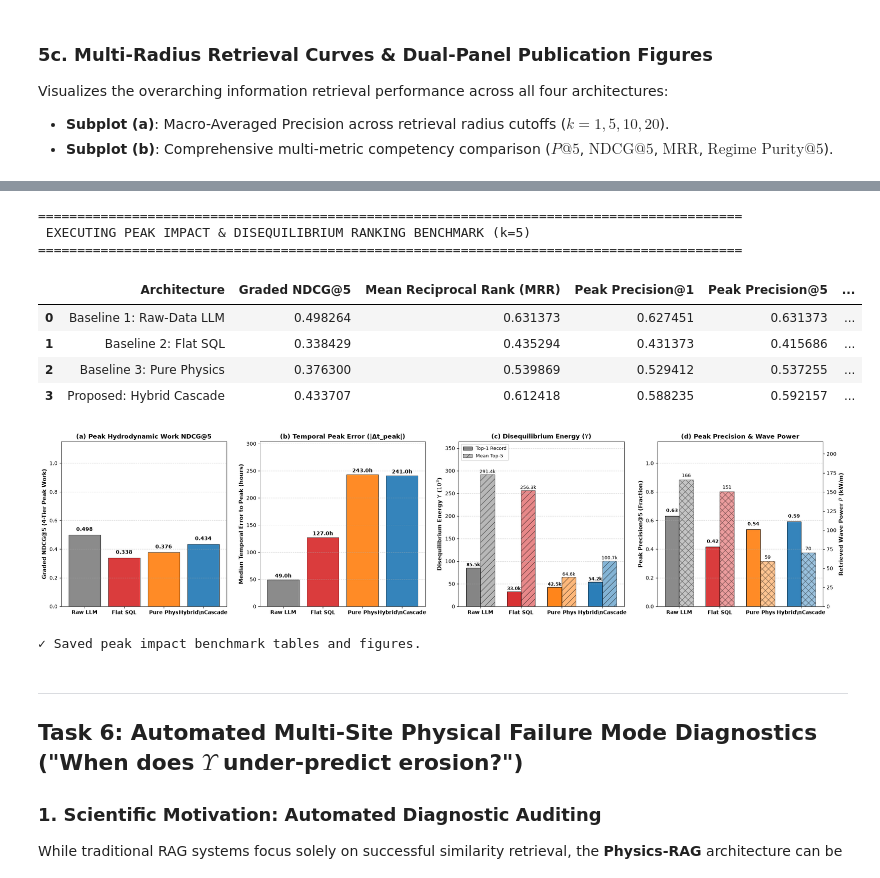
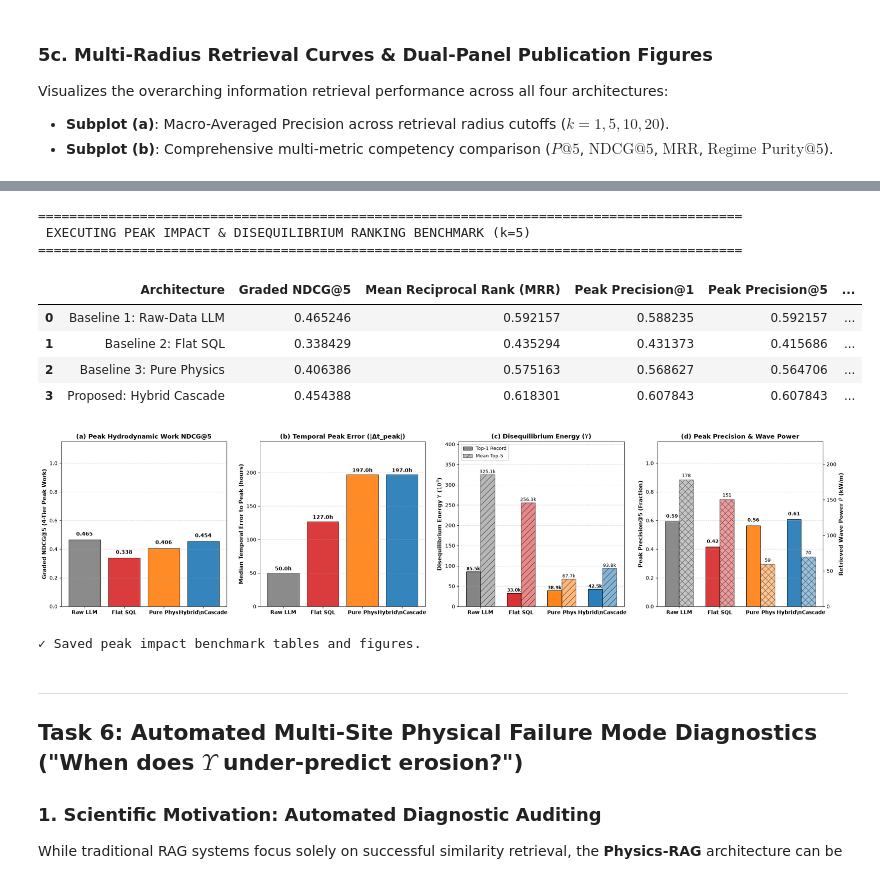
Before and after one commit to sam-tritto/unified-coastal-erosion-index, a Jupyter notebook: 04_Physics_RAG_Deployment.ipynb, the cells around one changed output, grey strips where cells are left out. Saved outputs shown, nothing was run; the diff lists cells and outputs as text; code cells hidden in the pictures.

Commit message:
feat: add physics-RAG deployment, conformal UQ module, diagnostic baselines, and benchmark figures

```diff
--- a/04_Physics_RAG_Deployment.ipynb
+++ b/04_Physics_RAG_Deployment.ipynb
@@ -667,12 +688,13 @@ k_radius_list = [1, 5, 10, 20]
 print(f"==========================================================================================")
 print(f" EXECUTING GRAND 4-WAY RETRIEVAL BENCHMARK: N={N_BENCHMARK} QUERIES (k={k_radius_list})")
 PARSER_MODE_ACTIVE = globals().get("PARSER_MODE", "pure_gemini")
-print(f" API Settings: USE_LIVE_GEMINI_API={USE_LIVE_GEMINI_API}, PARSER_MODE='{PARSER_MODE_ACTIVE}', USE_TARGET_SYNTHETIC_VALUES={USE_TARGET_SYNTHETIC_VALUES}")
+THINKING_BUDGET_ACTIVE = globals().get("GEMINI_THINKING_BUDGET", 0)
+print(f" API Settings: USE_LIVE_GEMINI_API={USE_LIVE_GEMINI_API}, PARSER_MODE='{PARSER_MODE_ACTIVE}', GEMINI_THINKING_BUDGET={THINKING_BUDGET_ACTIVE}, USE_TARGET_SYNTHETIC_VALUES={USE_TARGET_SYNTHETIC_VALUES}")
 print(f"==========================================================================================")
 
 # 1. Initialize Baseline Engines
 print("Initializing Baseline 1: Raw-Data LLM-RAG...")
-llm_raw_rag = RawDataLLMRAG(df=df_global, api_key=GEMINI_API_KEY, use_live_api=USE_LIVE_GEMINI_API)
+llm_raw_rag = RawDataLLMRAG(df=df_global, api_key=GEMINI_API_KEY, use_live_api=USE_LIVE_GEMINI_API, thinking_budget=THINKING_BUDGET_ACTIVE)
 
 print("Initializing Baseline 2: Rule-Based SQL Filtering...")
 sql_rag = RuleBasedSQLRAG(df=df_global)
@@ -685,6 +707,7 @@ phys_rag = PhysicsRAG(
     feature_names=physics_feat_names,
     scaler_meta={"scaler": robust_scaler, "scaler_type": "robust"},
     top_k=5,
+    thinking_budget=THINKING_BUDGET_ACTIVE,
 )
 
 print("Initializing Proposed: Two-Tier Hybrid Cascade Physics-RAG...")
@@ -700,6 +723,7 @@ df_llm_res, summary_llm = evaluate_rag_benchmark_suite(
     use_llm_parser=USE_LIVE_GEMINI_API,
     parser_mode=PARSER_MODE_ACTIVE,
     allow_synthetic_probes=USE_TARGET_SYNTHETIC_VALUES,
+    thinking_budget=THINKING_BUDGET_ACTIVE,
 )
 
 print(f"\n[2/4] Evaluating Baseline 2: Rule-Based SQL (N={N_BENCHMARK})...")
@@ -711,6 +735,7 @@ df_sql_res, summary_sql = evaluate_rag_benchmark_suite(
     use_llm_parser=USE_LIVE_GEMINI_API,
     parser_mode=PARSER_MODE_ACTIVE,
     allow_synthetic_probes=USE_TARGET_SYNTHETIC_VALUES,
+    thinking_budget=THINKING_BUDGET_ACTIVE,
 )
 
 print(f"\n[3/4] Evaluating Baseline 3: Pure Physics-RAG (N={N_BENCHMARK})...")
@@ -722,6 +747,7 @@ df_phys_res, summary_phys = evaluate_rag_benchmark_suite(
     use_llm_parser=USE_LIVE_GEMINI_API,
     parser_mode=PARSER_MODE_ACTIVE,
     allow_synthetic_probes=USE_TARGET_SYNTHETIC_VALUES,
+    thinking_budget=THINKING_BUDGET_ACTIVE,
 )
 
 print(f"\n[4/4] Evaluating Proposed: Two-Tier Hybrid Cascade Physics-RAG (N={N_BENCHMARK})...")
@@ -733,6 +759,7 @@ df_hybrid_res, summary_hybrid = evaluate_rag_benchmark_suite(
     use_llm_parser=USE_LIVE_GEMINI_API,
     parser_mode=PARSER_MODE_ACTIVE,
     allow_synthetic_probes=USE_TARGET_SYNTHETIC_VALUES,
+    thinking_budget=THINKING_BUDGET_ACTIVE,
 )
 
 # 3. Macro-Averaged Grand Comparison Table
@@ -1046,6 +1412,7 @@ print(f" EXECUTING PEAK IMPACT & DISEQUILIBRIUM RANKING BENCHMARK (k=5)
 print(f"==========================================================================================")
 
 PARSER_MODE_ACTIVE = globals().get("PARSER_MODE", "pure_gemini")
+THINKING_BUDGET_ACTIVE = globals().get("GEMINI_THINKING_BUDGET", 0)
 df_peak_details, df_peak_summary = evaluate_peak_impact_disequilibrium_benchmark(
     rag_engines=rag_engines_peak,
     df=df_global,
@@ -1053,6 +1420,7 @@ df_peak_details, df_peak_summary = evaluate_peak_impact_disequilibrium_benchmark
     k=5,
     use_llm_parser=USE_LIVE_GEMINI_API,
     parser_mode=PARSER_MODE_ACTIVE,
+    thinking_budget=THINKING_BUDGET_ACTIVE,
     query_categories=[
         "1. Historical Storm Events",
         "7. Extended Historical Storms",
@@ -1133,37 +1501,37 @@ for b in b_p5:
     h = b.get_height()
     axes[3].text(b.get_x() + b.get_width()/2.0, h + 0.02, f"{h:.2f}", ha="center", va="bottom", fontweight="bold", fontsize=9)
 for b in b_pwr:
     h = b.get_height()
     ax4_twin.text(b.get_x() + b.get_width()/2.0, h + 2.0, f"{h:.0f}", ha="center", va="bottom", fontsize=9)
 
 axes[3].set_xticks(x)
 axes[3].set_xticklabels(labels_short, fontweight="bold", fontsize=10)
 axes[3].set_ylabel("Peak Precision@5 (Fraction)", fontweight="bold", fontsize=11)
 ax4_twin.set_ylabel("Retrieved Wave Power $P$ (kW/m)", fontweight="bold", fontsize=11)
 axes[3].set_title("(d) Peak Precision & Wave Power", fontweight="bold", fontsize=12)
 axes[3].set_ylim(0, 1.15)
 ax4_twin.set_ylim(0, max(power_vals) * 1.3)
 axes[3].grid(True, linestyle="--", alpha=0.5, axis="y")
 
 plt.tight_layout()
 plt.show()
 
 # 2. Save Publication Artifacts
 os.makedirs("reports/tables", exist_ok=True)
 os.makedirs("reports/figures", exist_ok=True)
 df_peak_summary.to_csv("reports/tables/peak_impact_disequilibrium_benchmark.csv", index=False)
 fig.savefig("reports/figures/figure_peak_impact_disequilibrium_advantage.png", dpi=300, bbox_inches="tight")
 print("✓ Saved peak impact benchmark tables and figures.")
 # %% [output]
 ==========================================================================================
  EXECUTING PEAK IMPACT & DISEQUILIBRIUM RANKING BENCHMARK (k=5)
 ==========================================================================================
 |  | Architecture | Graded NDCG@5 | Mean Reciprocal Rank (MRR) | Peak Precision@1 | Peak Precision@5 | ... |
-| 0 | Baseline 1: Raw-Data LLM | 0.498264 | 0.631373 | 0.627451 | 0.631373 | ... |
+| 0 | Baseline 1: Raw-Data LLM | 0.465246 | 0.592157 | 0.588235 | 0.592157 | ... |
 | 1 | Baseline 2: Flat SQL | 0.338429 | 0.435294 | 0.431373 | 0.415686 | ... |
-| 2 | Baseline 3: Pure Physics | 0.376300 | 0.539869 | 0.529412 | 0.537255 | ... |
-| 3 | Proposed: Hybrid Cascade | 0.433707 | 0.612418 | 0.588235 | 0.592157 | ... |
+| 2 | Baseline 3: Pure Physics | 0.406386 | 0.575163 | 0.568627 | 0.564706 | ... |
+| 3 | Proposed: Hybrid Cascade | 0.454388 | 0.618301 | 0.607843 | 0.607843 | ... |
-[figure, old version]
+[figure, new version]
 ✓ Saved peak impact benchmark tables and figures.
 # %% [markdown]
 ---
```
Also changed, not shown: parts of 16 cells of this notebook, 15 other files.
